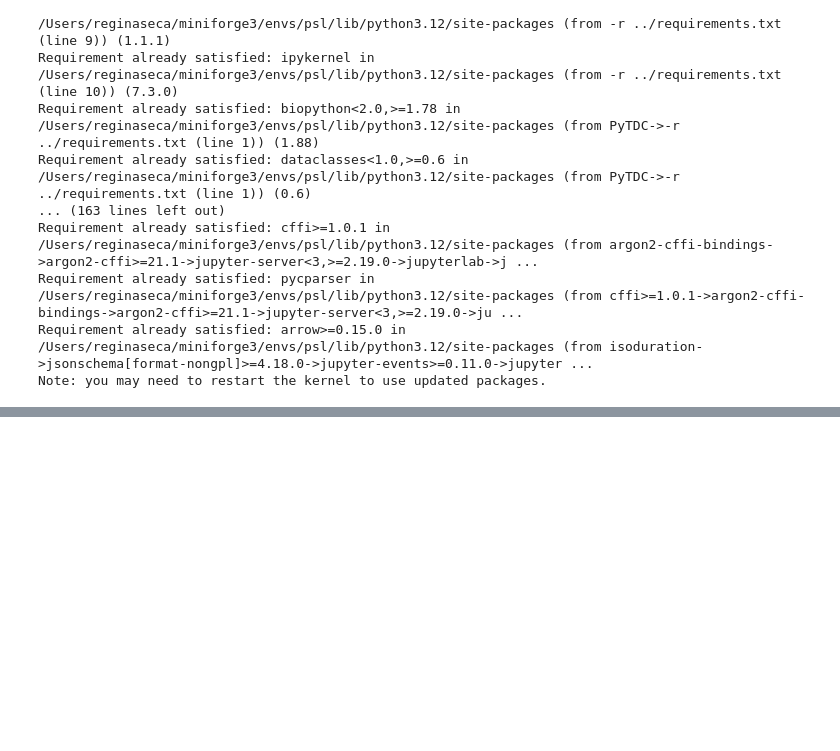
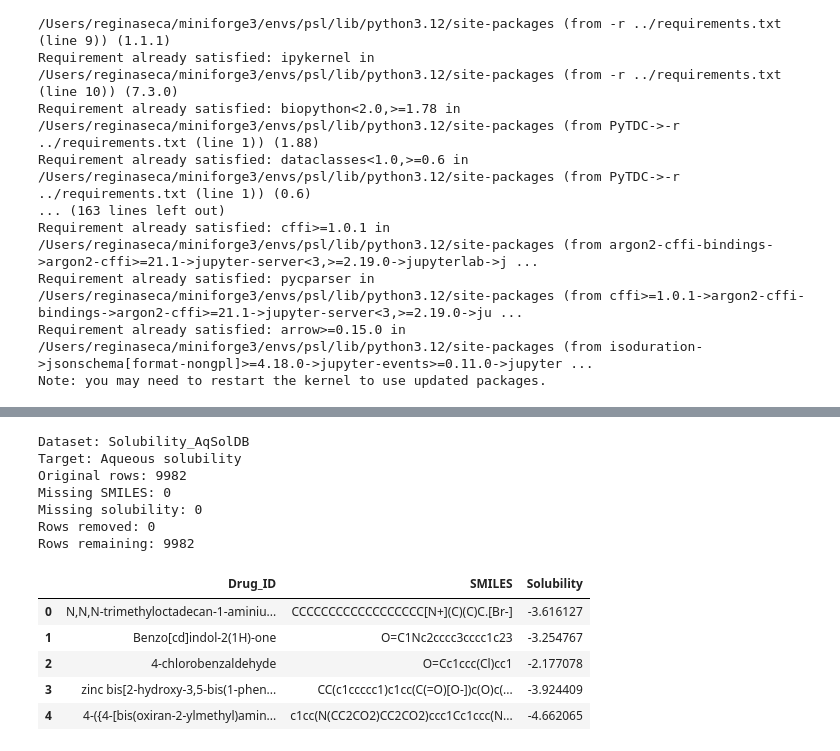
Before and after one commit to erinsoppelsa/Data-Project-for-Cheminformatics-class, a Jupyter notebook: notebook/01_data_exploration.ipynb, the cells around one changed output, grey strips where cells are left out. Drawn from its saved outputs; the diff is of its cells as text; code cells hidden in the pictures; blank space fills up the shorter version.

Commit message:
Check for missing values of regression dataset

```diff
--- a/notebook/01_data_exploration.ipynb
+++ b/notebook/01_data_exploration.ipynb
@@ -74,0 +82,40 @@ Classification : (655, 3)
+# %%
+df_reg = dataset.get_data()
+
+df_reg = df_reg.rename(columns={
+    "Drug": "SMILES",
+    "Y": "Solubility"
+})
+
+print("Dataset: Solubility_AqSolDB")
+print("Target: Aqueous solubility")
+print("Original rows:", len(df_reg))
+
+
+
+print("Missing SMILES:", df_reg["SMILES"].isna().sum())
+print("Missing solubility:", df_reg["Solubility"].isna().sum())
+
+
+# Remove missing values
+initial_rows = len(df_reg)
+
+df_reg = df_reg.dropna(subset=["SMILES", "Solubility"]).copy()
+
+print("Rows removed:", initial_rows - len(df_reg))
+print("Rows remaining:", len(df_reg))
+display (df_reg.head())
+# %% [output]
+Dataset: Solubility_AqSolDB
+Target: Aqueous solubility
+Original rows: 9982
+Missing SMILES: 0
+Missing solubility: 0
+Rows removed: 0
+Rows remaining: 9982
+|  | Drug_ID | SMILES | Solubility |
+| 0 | N,N,N-trimethyloctadecan-1-aminiu... | CCCCCCCCCCCCCCCCCC[N+](C)(C)C.[Br-] | -3.616127 |
+| 1 | Benzo[cd]indol-2(1H)-one | O=C1Nc2cccc3cccc1c23 | -3.254767 |
+| 2 | 4-chlorobenzaldehyde | O=Cc1ccc(Cl)cc1 | -2.177078 |
+| 3 | zinc bis[2-hydroxy-3,5-bis(1-phen... | CC(c1ccccc1)c1cc(C(=O)[O-])c(O)c(... | -3.924409 |
+| 4 | 4-({4-[bis(oxiran-2-ylmethyl)amin... | c1cc(N(CC2CO2)CC2CO2)ccc1Cc1ccc(N... | -4.662065 |
```
Also changed, not shown: parts of 3 cells of this notebook.
